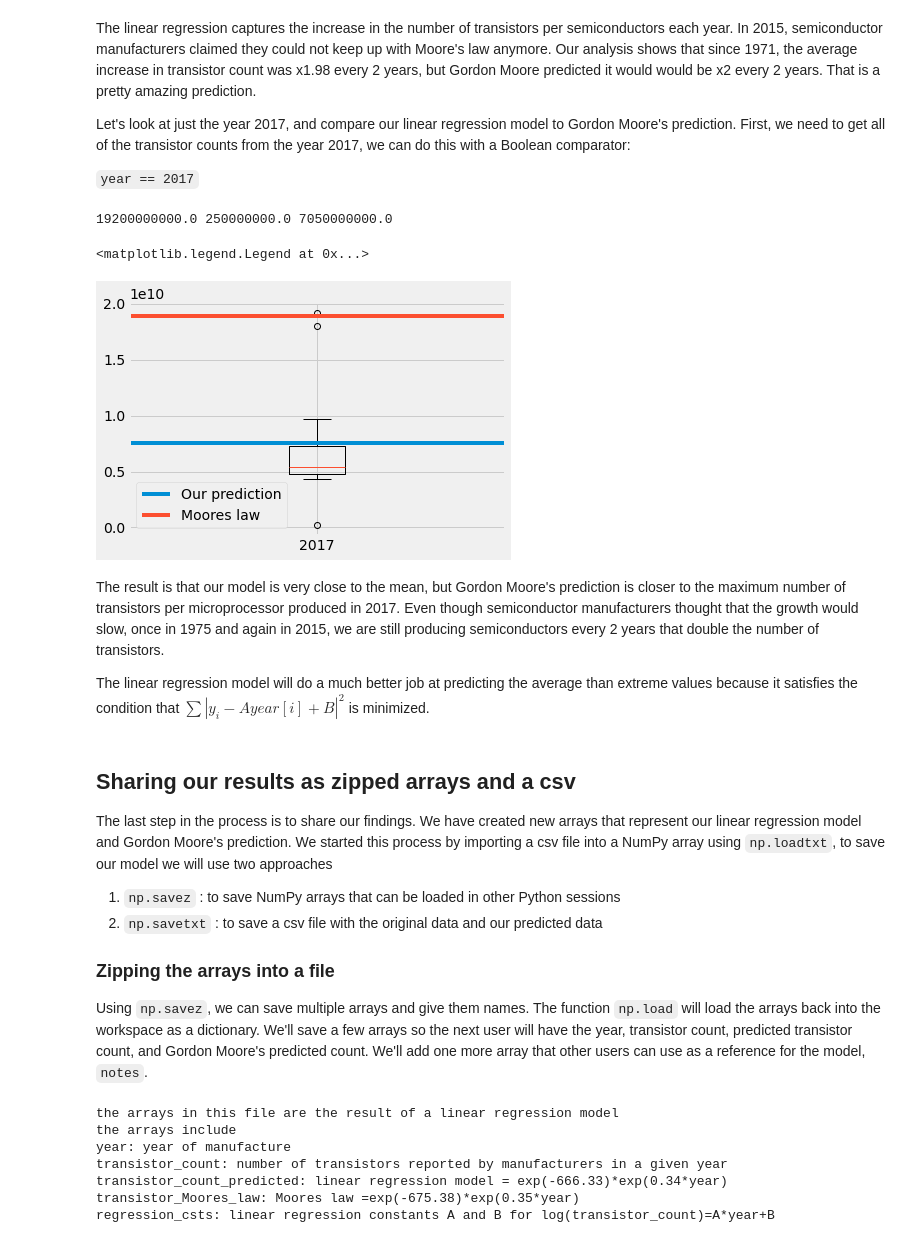
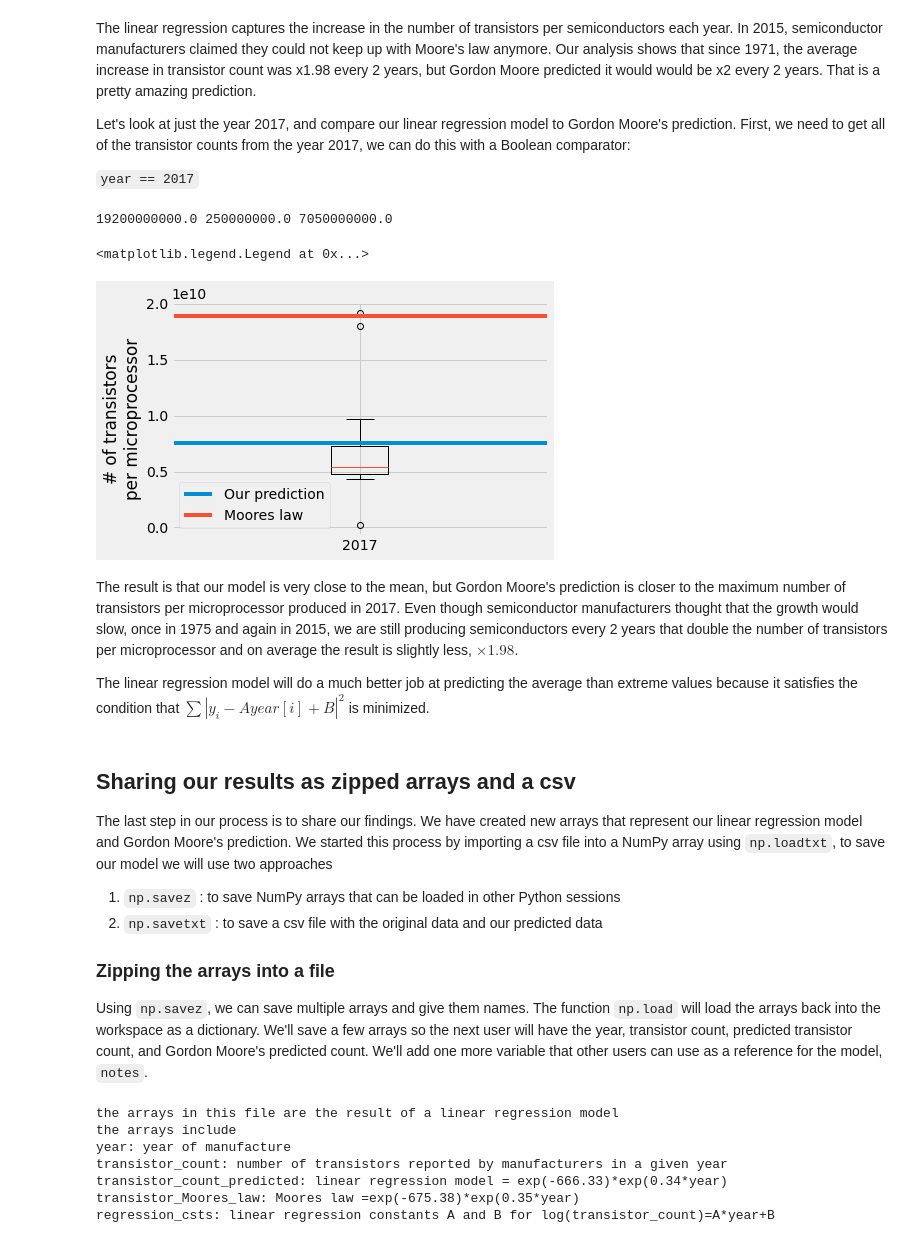
Before and after one commit to numpy/numpy-tutorials, a Jupyter notebook: content/mooreslaw-tutorial.ipynb, the cells around one changed output. Saved outputs shown, nothing was run; the diff lists cells and outputs as text; code cells hidden in the pictures.

```diff
--- a/content/mooreslaw-tutorial.ipynb
+++ b/content/mooreslaw-tutorial.ipynb
@@ -188,0 +169,2 @@ AB = np.linalg.lstsq(Z,yi,rcond=None)
+# %%
+model = sm.OLS(yi, Z)
@@ -188,0 +173,3 @@ AB = np.linalg.lstsq(Z,yi,rcond=None)
+# %%
+results = model.fit()
+print(results.summary())
@@ -189,3 +206,7 @@ AB = np.linalg.lstsq(Z,yi,rcond=None)
+# %%
+AB = results.params
+A = AB[0]
+B = AB[1]
 # %% [markdown]
 We want to know how many more transistors per semiconductor were added every two years, we have the final formula,
 
@@ -195,7 +218,5 @@ where increase in number of transistors is $xFactor,$ number of years is and $A$
 # %%
-A = AB[0][0]
-B = AB[0][1]
 print('Rate of semiconductors added on a chip every 2 years:')
-print('\tx{:.4f} semiconductors per chip'.format(np.exp(A*2)))
+print('\tx{:.2f} +/- {:.2f} semiconductors per chip'.format(np.exp((A)*2),2*A*np.exp(2*A)*0.006))
 # %% [output]
 Rate of semiconductors added on a chip every 2 years:
@@ -244,31 +265,32 @@ Let's look at just the year 2017, and compare our linear regression model to Gor
 # %%
 transistor_count2017 = transistor_count[year == 2017]
 print(transistor_count2017.max(),transistor_count2017.min(),transistor_count2017.mean())
 our_model2017 = np.exp(B)*np.exp(A*2017)
 Moore_Model2017 = Moores_law(2017)
 
 plt.boxplot(transistor_count2017,labels = ['2017'])
 plt.plot([0.5,1.5],our_model2017*np.ones(2),label = 'Our prediction')
 plt.plot([0.5,1.5],Moore_Model2017*np.ones(2), label = 'Moores law')
+plt.ylabel('# of transistors\nper microprocessor')
 plt.legend()
 # %% [output]
 19200000000.0 250000000.0 7050000000.0
 <matplotlib.legend.Legend at 0x...>
-[figure, old version]
+[figure, new version]
 # %% [markdown]
-The result is that our model is very close to the mean, but Gordon Moore's prediction is closer to the maximum number of transistors per microprocessor produced in 2017. Even though semiconductor manufacturers thought that the growth would slow, once in 1975 and again in 2015, we are still producing semiconductors every 2 years that double the number of transistors.
+The result is that our model is very close to the mean, but Gordon Moore's prediction is closer to the maximum number of transistors per microprocessor produced in 2017. Even though semiconductor manufacturers thought that the growth would slow, once in 1975 and again in 2015, we are still producing semiconductors every 2 years that double the number of transistors per microprocessor and on average the result is slightly less, $\times1.98$.
 
 The linear regression model will do a much better job at predicting the average than extreme values because it satisfies the condition that $\sum |y_i - Ayear[i]+B|^2$ is minimized.
 # %% [markdown]
 ## Sharing our results as zipped arrays and a csv
 
-The last step in the process is to share our findings. We have created new arrays that represent our linear regression model and Gordon Moore's prediction. We started this process by importing a csv file into a NumPy array using `np.loadtxt`, to save our model we will use two approaches
+The last step in our process is to share our findings. We have created new arrays that represent our linear regression model and Gordon Moore's prediction. We started this process by importing a csv file into a NumPy array using `np.loadtxt`, to save our model we will use two approaches
 
 1. `np.savez` : to save NumPy arrays that can be loaded in other Python sessions
 2. `np.savetxt` : to save a csv file with the original data and our predicted data
 
 ### Zipping the arrays into a file
-Using `np.savez`, we can save multiple arrays and give them names. The function `np.load` will load the arrays back into the workspace as a dictionary. We'll save a few arrays so the next user will have the year, transistor count, predicted transistor count, and Gordon Moore's predicted count. We'll add one more array that other users can use as a reference for the model, `notes`.
+Using `np.savez`, we can save multiple arrays and give them names. The function `np.load` will load the arrays back into the workspace as a dictionary. We'll save a few arrays so the next user will have the year, transistor count, predicted transistor count, and Gordon Moore's predicted count. We'll add one more variable that other users can use as a reference for the model, `notes`.
 # %%
 notes = 'the arrays in this file are the result of a linear regression model\n'
 notes += 'the arrays include\nyear: year of manufacture\n'
```
Also changed, not shown: parts of 30 cells of this notebook.
